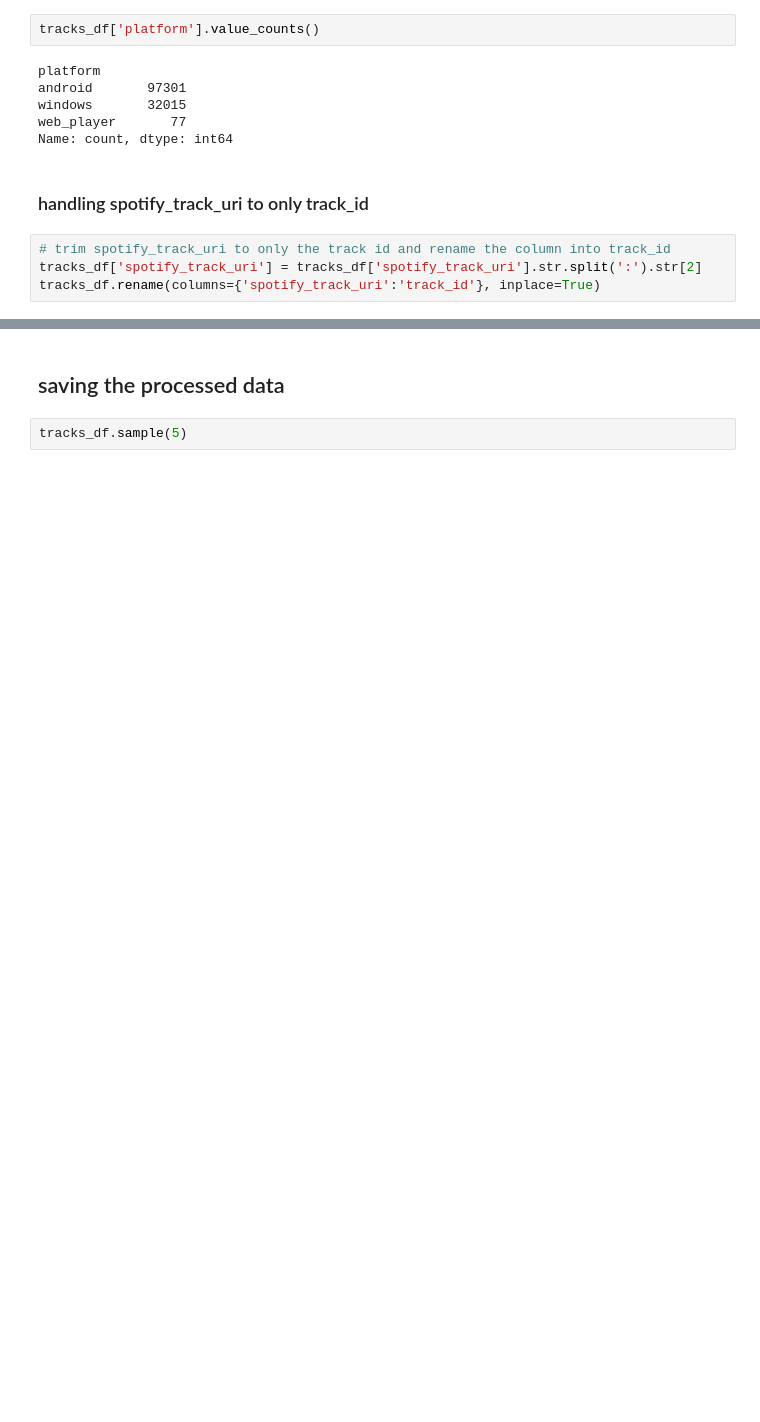
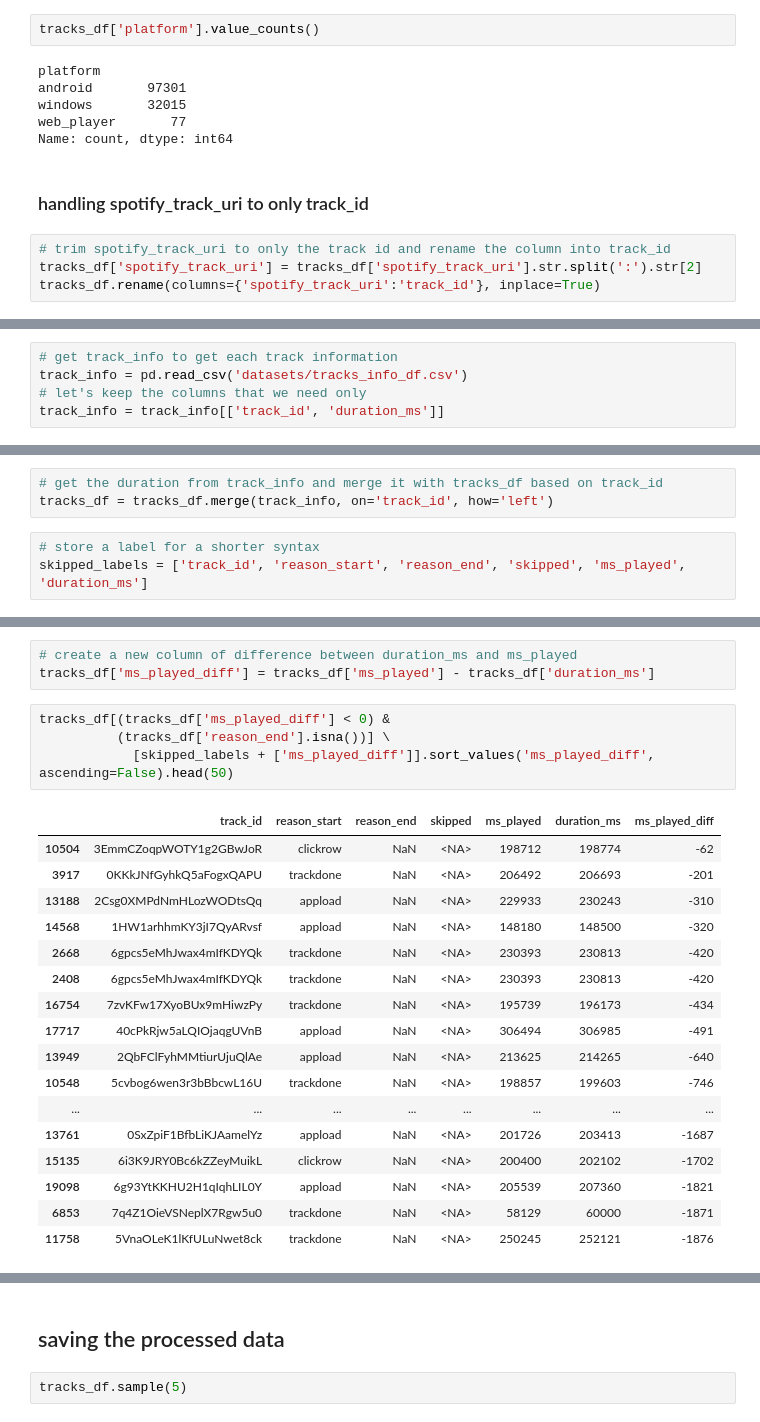
Before and after one commit to nazhifkojaz/Spotify-Analysis-Data-Collection-, a Jupyter notebook: data_preprocessing.ipynb, the cells around one changed output, grey strips where cells are left out. Drawn from its saved outputs; the diff is of its cells as text; blank space fills up the shorter version.

```diff
--- a/data_preprocessing.ipynb
+++ b/data_preprocessing.ipynb
@@ -486,0 +541,5 @@ there are few things that we need to do here:
+# %%
+# get track_info to get each track information
+track_info = pd.read_csv('datasets/tracks_info_df.csv')
+# let's keep the columns that we need only
+track_info = track_info[['track_id', 'duration_ms']]
@@ -486,0 +562,6 @@ there are few things that we need to do here:
+# %%
+# get the duration from track_info and merge it with tracks_df based on track_id
+tracks_df = tracks_df.merge(track_info, on='track_id', how='left')
+# %%
+# store a label for a shorter syntax
+skipped_labels = ['track_id', 'reason_start', 'reason_end', 'skipped', 'ms_played', 'duration_ms']
@@ -486,0 +586,25 @@ there are few things that we need to do here:
+# %%
+# create a new column of difference between duration_ms and ms_played
+tracks_df['ms_played_diff'] = tracks_df['ms_played'] - tracks_df['duration_ms']
+# %%
+tracks_df[(tracks_df['ms_played_diff'] < 0) &
+          (tracks_df['reason_end'].isna())] \
+            [skipped_labels + ['ms_played_diff']].sort_values('ms_played_diff', ascending=False).head(50)
+# %% [output]
+|  | track_id | reason_start | reason_end | skipped | ms_played | duration_ms | ms_played_diff |
+| 10504 | 3EmmCZoqpWOTY1g2GBwJoR | clickrow | NaN | <NA> | 198712 | 198774 | -62 |
+| 3917 | 0KKkJNfGyhkQ5aFogxQAPU | trackdone | NaN | <NA> | 206492 | 206693 | -201 |
+| 13188 | 2Csg0XMPdNmHLozWODtsQq | appload | NaN | <NA> | 229933 | 230243 | -310 |
+| 14568 | 1HW1arhhmKY3jI7QyARvsf | appload | NaN | <NA> | 148180 | 148500 | -320 |
+| 2668 | 6gpcs5eMhJwax4mIfKDYQk | trackdone | NaN | <NA> | 230393 | 230813 | -420 |
+| 2408 | 6gpcs5eMhJwax4mIfKDYQk | trackdone | NaN | <NA> | 230393 | 230813 | -420 |
+| 16754 | 7zvKFw17XyoBUx9mHiwzPy | trackdone | NaN | <NA> | 195739 | 196173 | -434 |
+| 17717 | 40cPkRjw5aLQIOjaqgUVnB | appload | NaN | <NA> | 306494 | 306985 | -491 |
+| 13949 | 2QbFClFyhMMtiurUjuQlAe | appload | NaN | <NA> | 213625 | 214265 | -640 |
+| 10548 | 5cvbog6wen3r3bBbcwL16U | trackdone | NaN | <NA> | 198857 | 199603 | -746 |
+| ... | ... | ... | ... | ... | ... | ... | ... |
+| 13761 | 0SxZpiF1BfbLiKJAamelYz | appload | NaN | <NA> | 201726 | 203413 | -1687 |
+| 15135 | 6i3K9JRY0Bc6kZZeyMuikL | clickrow | NaN | <NA> | 200400 | 202102 | -1702 |
+| 19098 | 6g93YtKKHU2H1qIqhLIL0Y | appload | NaN | <NA> | 205539 | 207360 | -1821 |
+| 6853 | 7q4Z1OieVSNeplX7Rgw5u0 | trackdone | NaN | <NA> | 58129 | 60000 | -1871 |
+| 11758 | 5VnaOLeK1lKfULuNwet8ck | trackdone | NaN | <NA> | 250245 | 252121 | -1876 |
```
Also changed, not shown: parts of 36 cells of this notebook, 1 other file.
